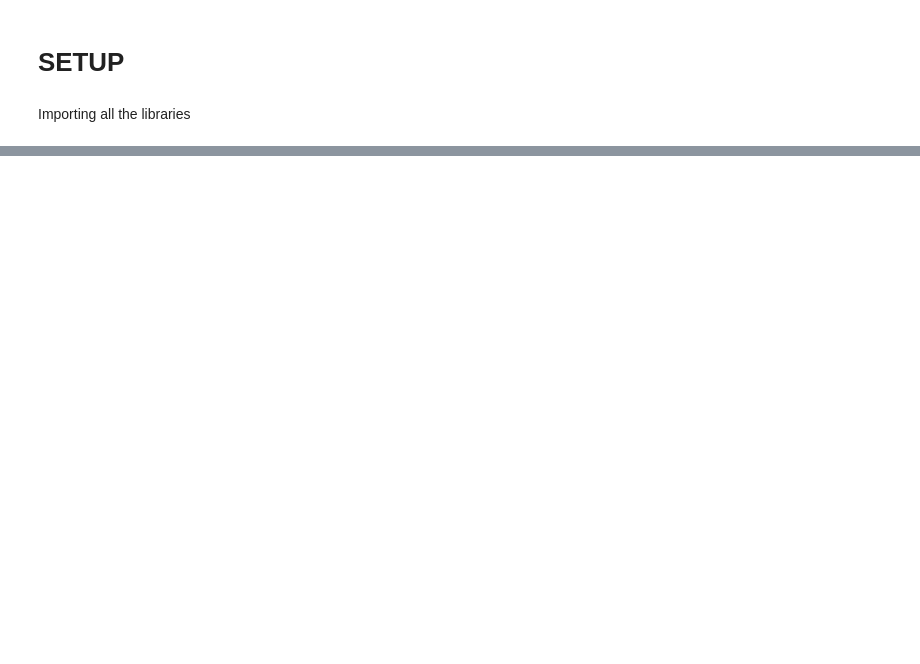
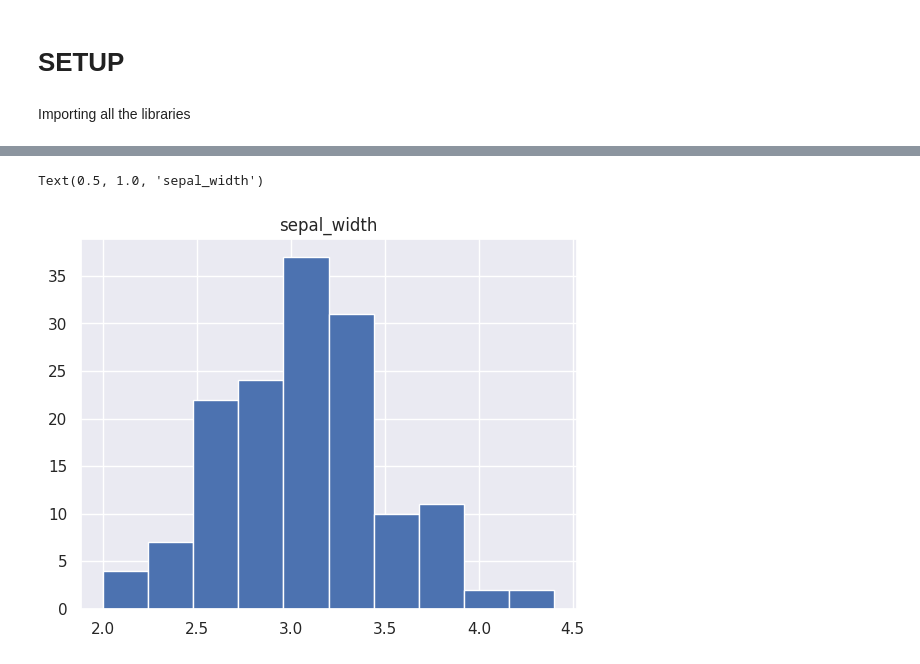
Before and after one commit to ArshjotSingh7/The-Classic-IRIS-DataSet, a Jupyter notebook: The_Classic_IRIS_Dataset_.ipynb, the cells around one changed output, grey strips where cells are left out. Saved outputs shown, nothing was run; the diff lists cells and outputs as text; code cells hidden in the pictures; blank space fills up the shorter version.

```diff
--- a/The_Classic_IRIS_Dataset_.ipynb
+++ b/The_Classic_IRIS_Dataset_.ipynb
@@ -78,0 +132,7 @@ df.head()
+# %%
+col='sepal_width'
+data[col].hist()
+plt.title(col)
+# %% [output]
+Text(0.5, 1.0, 'sepal_width')
+[figure, added]
```
Also changed, not shown: parts of 38 cells of this notebook.
